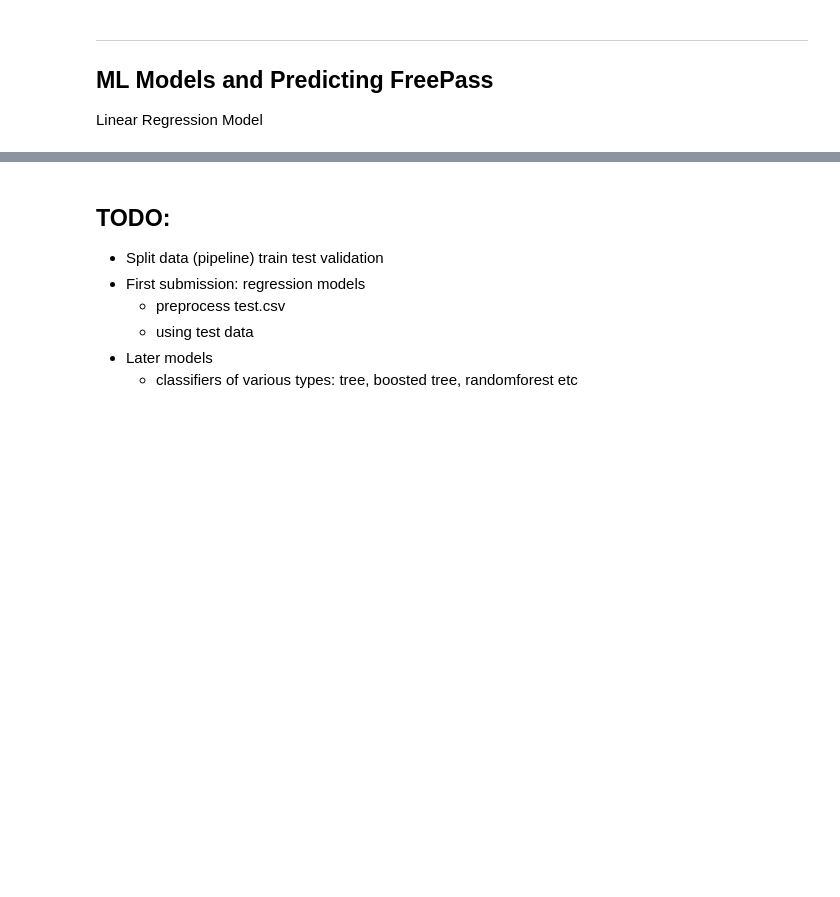
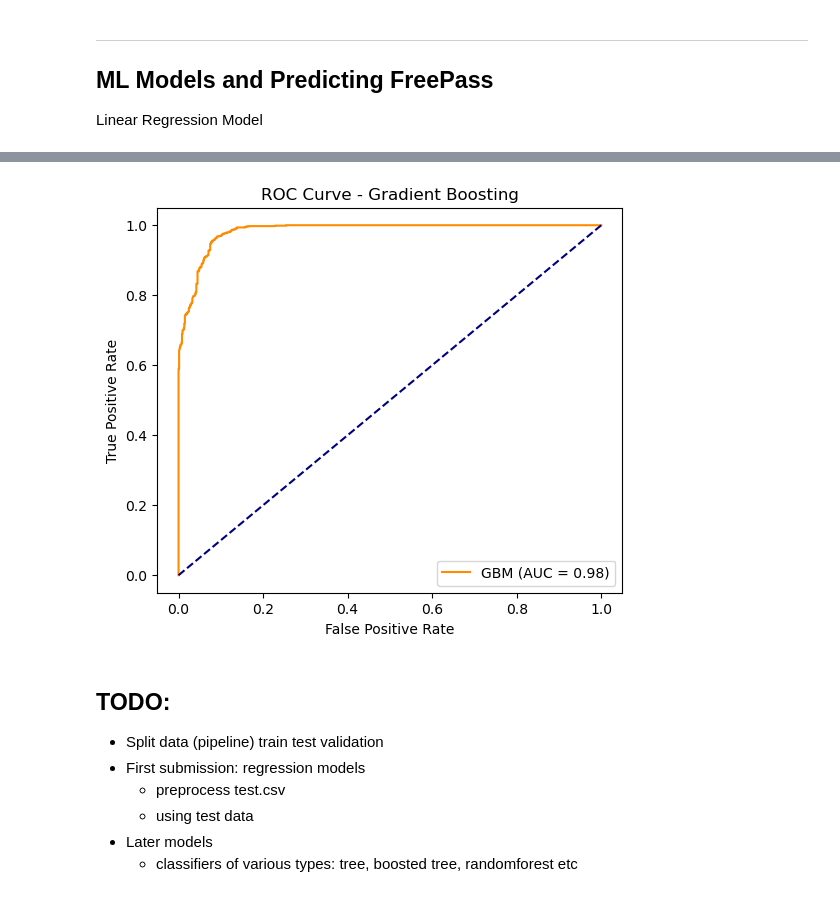
Before and after one commit to peter-clark/intro-to-ml, a Jupyter notebook: exploration.ipynb, the cells around one changed output, grey strips where cells are left out. Saved outputs shown, nothing was run; the diff lists cells and outputs as text; code cells hidden in the pictures; blank space fills up the shorter version.

```diff
--- a/exploration.ipynb
+++ b/exploration.ipynb
@@ -307,10 +204 @@ metrics
-# %%
-output = (
-    data_test_IDs
-    .to_frame(name="Id")
-    .assign(FreePass_pred=model_freepass)
-)
-output
-
-output.to_csv(os.getcwd()+"/results/linear_regression_jan7.csv", index=False)
 # %%
@@ -414,0 +217,13 @@ dtype: float64
+# %%
+grad_boost_tree = GradientBoostingClassifier(
+    n_estimators=300,
+    learning_rate=0.1,
+    max_depth=6,
+    random_state=randstate
+)
+
+model_grad_boost_tree = train_model(grad_boost_tree, X, Y)
+eval_model(model_grad_boost_tree, X, Y)
+
+scores2,output2,metrics2 = eval_model(model_grad_boost_tree, X_test, Y_test)
+print(metrics2)
@@ -506,3 +428,21 @@ feature_importance
+# %%
+import matplotlib.pyplot as plt
+from sklearn.metrics import roc_curve, auc
+
+# Calculate ROC for Gradient Boosting
+fpr, tpr, _ = roc_curve(Y_test, scores2)
+roc_auc = auc(fpr, tpr)
+
+plt.figure(figsize=(6,5))
+plt.plot(fpr, tpr, color='darkorange', label=f'GBM (AUC = {roc_auc:.2f})')
+plt.plot([0, 1], [0, 1], color='navy', linestyle='--')
+plt.xlabel('False Positive Rate')
+plt.ylabel('True Positive Rate')
+plt.title('ROC Curve - Gradient Boosting')
+plt.legend(loc="lower right")
+plt.show()
+# %% [output]
+[figure, added]
 # %% [markdown]
 ## TODO: ##
 
```
Also changed, not shown: parts of 35 cells of this notebook, 1 other file.
